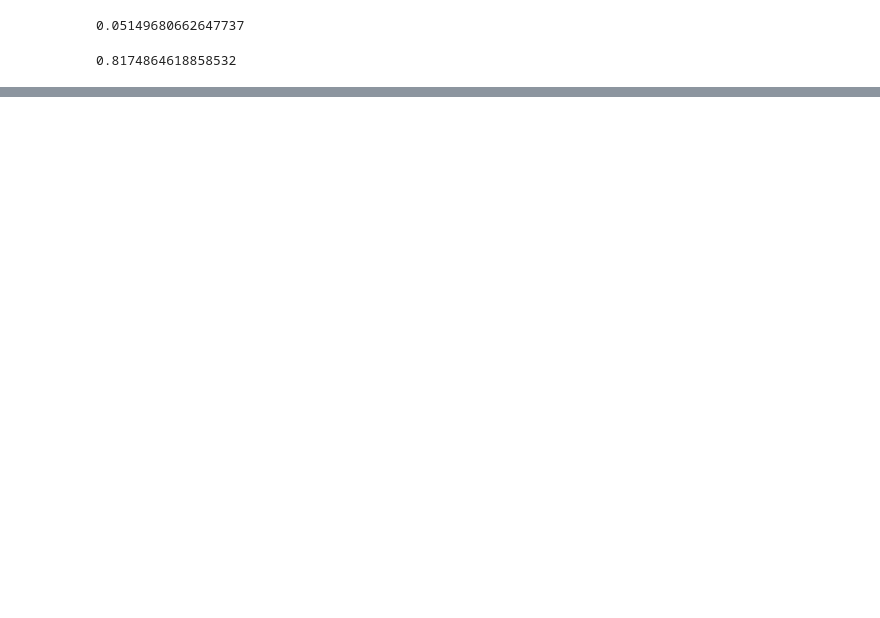
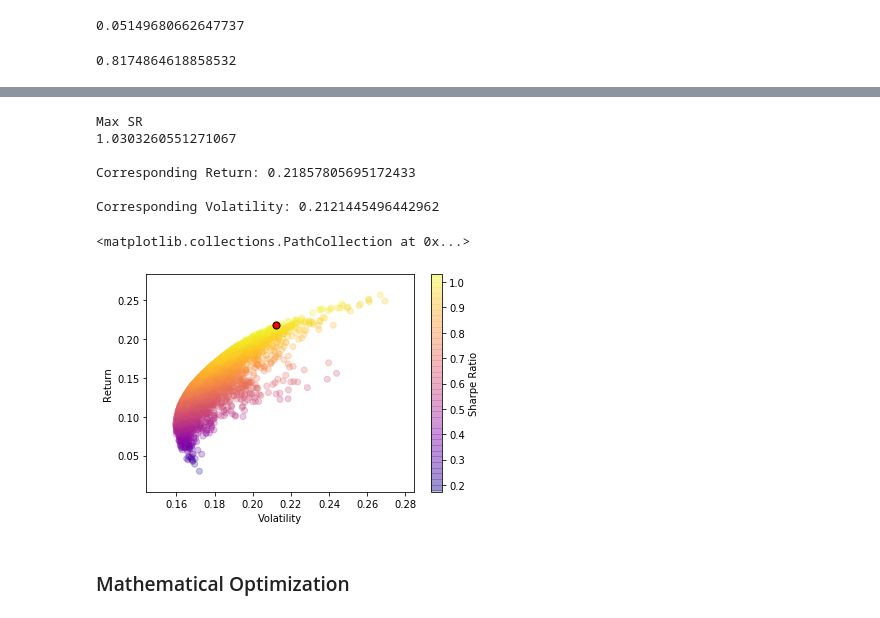
Before and after one commit to RISHIKESHAVAN/resources, a Jupyter notebook: PythonForFinance/Python-for-Finance-Repo-master/09-Python-Finance-Fundamentals/PortfolioAllocation.ipynb, the cells around one changed output, grey strips where cells are left out. Drawn from its saved outputs; the diff is of its cells as text; code cells hidden in the pictures; blank space fills up the shorter version.

```diff
--- a/PythonForFinance/Python-for-Finance-Repo-master/09-Python-Finance-Fundamentals/PortfolioAllocation.ipynb
+++ b/PythonForFinance/Python-for-Finance-Repo-master/09-Python-Finance-Fundamentals/PortfolioAllocation.ipynb
@@ -123,0 +114,8 @@ ASR
+# %%
+aapl = pd.read_csv("AAPL_CLOSE", index_col="Date", parse_dates=True)
+amzn = pd.read_csv("AMZN_CLOSE", index_col="Date", parse_dates=True)
+cisco = pd.read_csv("CISCO_CLOSE", index_col="Date", parse_dates=True)
+ibm = pd.read_csv("IBM_CLOSE", index_col="Date", parse_dates=True)
+# %%
+stocks = pd.concat([aapl,cisco,ibm,amzn],axis=1)
+stocks.columns = ["aapl","cisco","ibm","amzn"]
@@ -123,0 +148,2 @@ ASR
+# %%
+log_ret = np.log(stocks/stocks.shift(1))
@@ -123,0 +218,43 @@ ASR
+# %%
+np.random.seed(101)
+count = 5000
+
+weights_arr = np.zeros((count,len(stocks.columns)))
+ret_arr = np.zeros(count)
+vol_arr = np.zeros(count)
+sr_arr = np.zeros(count)
+
+for ind in range(count):
+
+    w = np.array(np.random.random(4))
+    weights_arr[ind] = w/sum(w)
+    ret_arr[ind] = np.sum((log_ret.mean() * weights_arr[ind] ) * 252)
+    vol_arr[ind] = np.sqrt(np.dot(weights_arr[ind].T, np.dot(log_ret.cov() * 252, weights_arr[ind])))
+    sr_arr[ind] = ret_arr[ind]/vol_arr[ind]
+# %%
+print("Max SR")
+print(sr_arr[1420])
+
+print("\nCorresponding Return: {}".format(ret_arr[1420]))
+print("\nCorresponding Volatility: {}".format(vol_arr[1420]))
+print("\nCorrespondng")
+# %% [output]
+Max SR
+1.0303260551271067
+
+Corresponding Return: 0.21857805695172433
+
+Corresponding Volatility: 0.2121445496442962
+# %%
+plt.scatter(vol_arr,ret_arr,c=sr_arr,cmap="plasma",alpha=0.25)
+plt.plot(figsize=(10,8))
+plt.xlabel("Volatility")
+plt.ylabel("Return")
+plt.colorbar(label="Sharpe Ratio")
+
+plt.scatter(vol_arr[1420],ret_arr[1420],s=50,c="red",edgecolors="black")
+# %% [output]
+<matplotlib.collections.PathCollection at 0x...>
+[figure, added]
+# %% [markdown]
+### Mathematical Optimization
```
Also changed, not shown: parts of 36 cells of this notebook, 1 other file.
